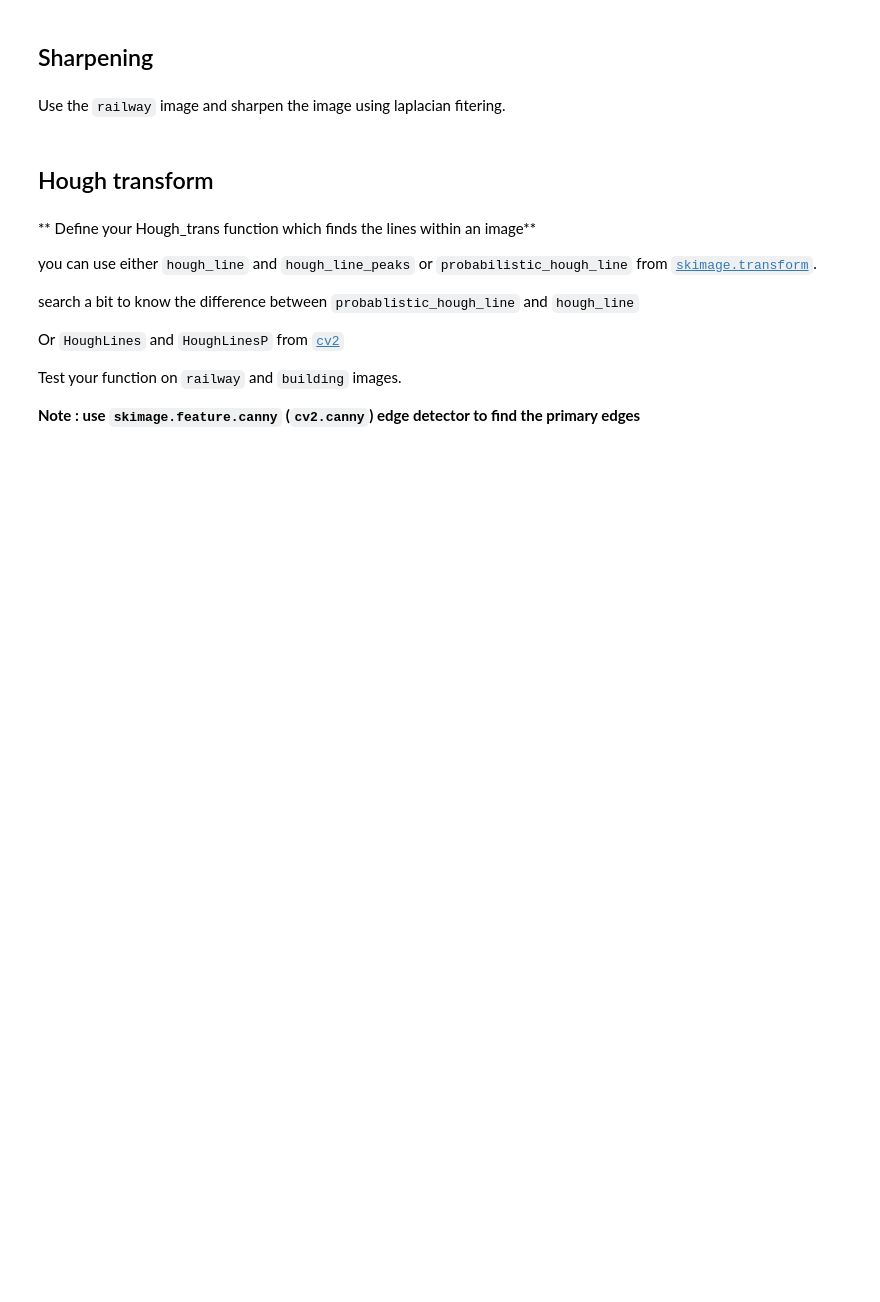
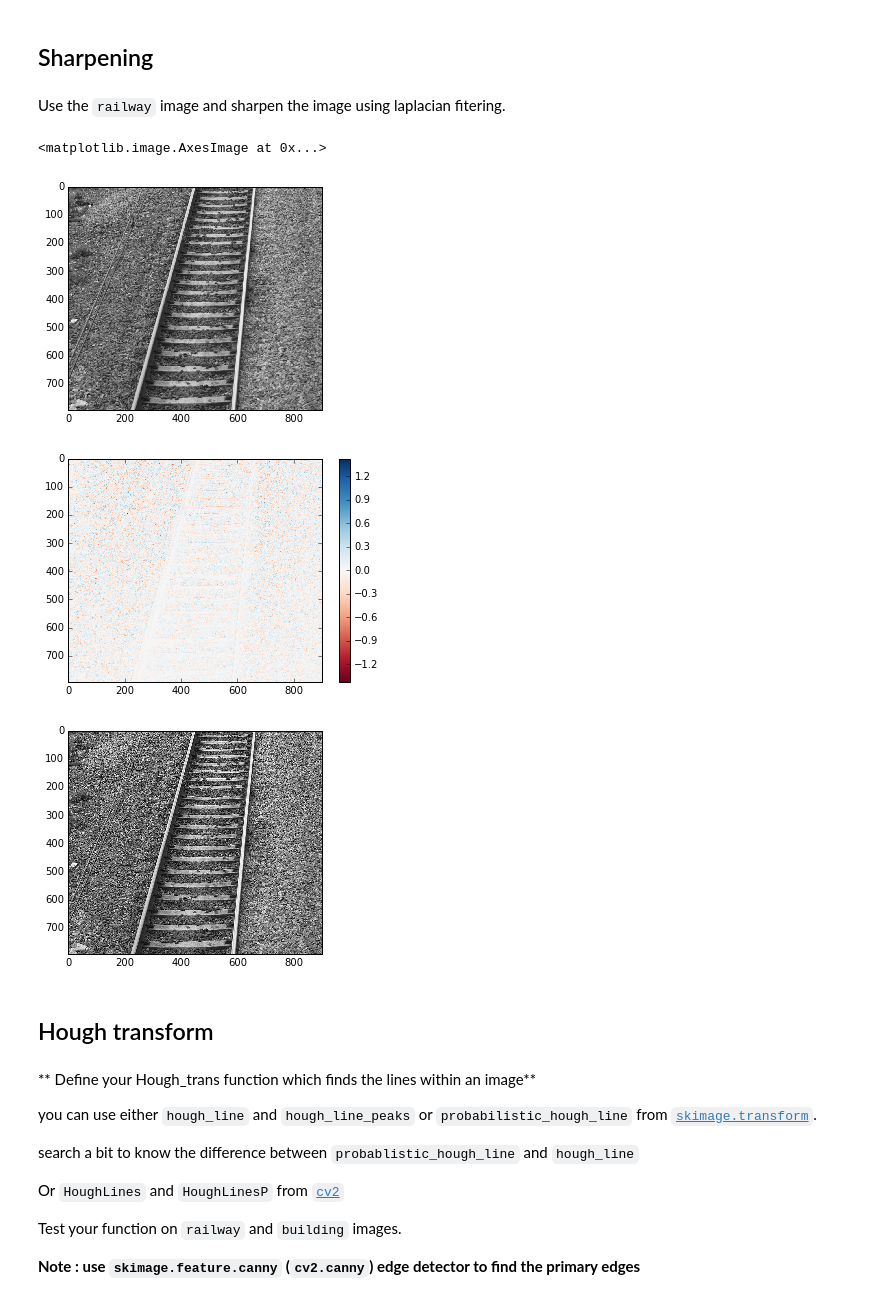
Before and after one commit to Avinash439/B31XB-IIP-TP-1617, a Jupyter notebook: 4-filter-spatial-domain/4-spatial-filter.ipynb, the cells around one changed output. Drawn from its saved outputs; the diff is of its cells as text; code cells hidden in the pictures; blank space fills up the shorter version.

```diff
--- a/4-filter-spatial-domain/4-spatial-filter.ipynb
+++ b/4-filter-spatial-domain/4-spatial-filter.ipynb
@@ -272,6 +294,28 @@ Apply this function on the different corrupted Lena by considering the gray valu
 ## Sharpening
 # %% [markdown]
 Use the `railway` image and sharpen the image using laplacian fitering.
+# %%
+from skimage.color import rgb2gray
+from scipy import ndimage
+Path = './images/'
+rail_im = io.imread(Path.__add__('railway.jpg'))
+rail_im = rgb2gray(rail_im)
+rail_im = img_as_float(rail_im)
+plt.figure()
+io.imshow(rail_im)
+
+laplace = ndimage.filters.laplace(rail_im)
+plt.figure()
+io.imshow(laplace)
+
+sharp = rail_im - laplace
+plt.figure()
+plt.imshow(sharp,cmap=cm.gray,vmin = 0, vmax=1)
+# %% [output]
+<matplotlib.image.AxesImage at 0x...>
+[figure, added]
+[figure, added]
+[figure, added]
 # %% [markdown]
 ## Hough transform
 # %% [markdown]
```
Also changed, not shown: parts of 9 cells of this notebook.
